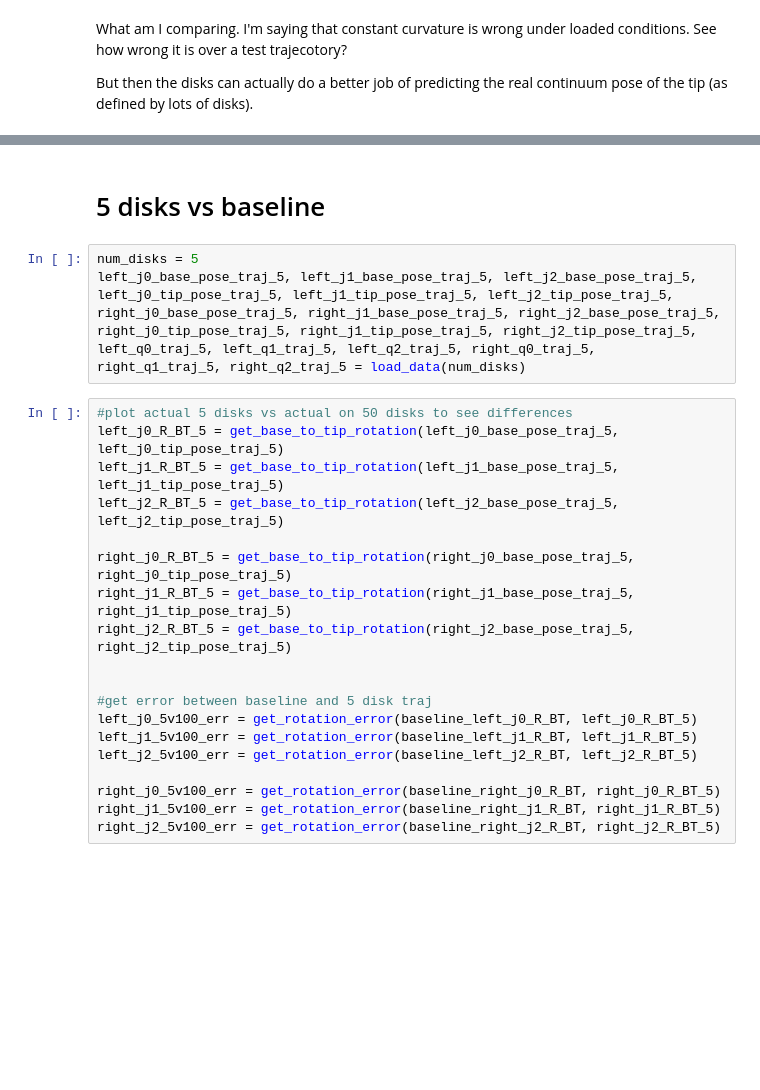
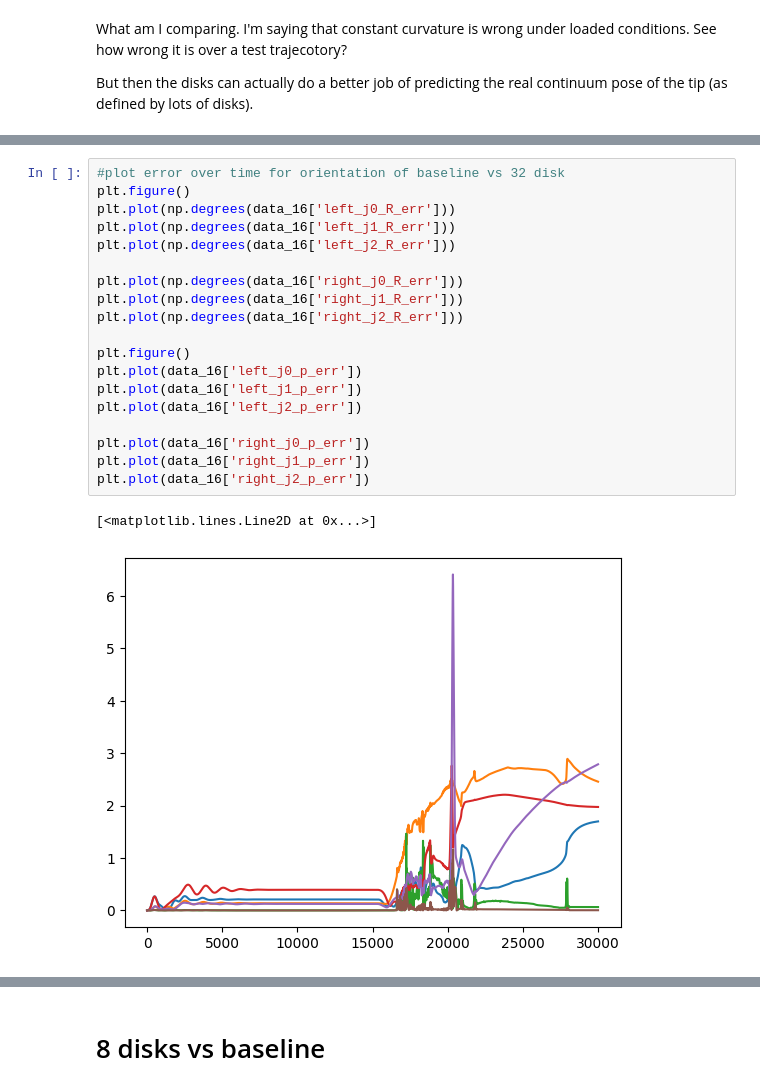
Before and after one commit to byu-rad-lab/baloo-gym, a Jupyter notebook: paper_stuff/constant_curvature_experiment/kinematics_experiment.ipynb, the cells around one changed output, grey strips where cells are left out. Drawn from its saved outputs; the diff is of its cells as text; blank space fills up the shorter version.

```diff
--- a/paper_stuff/constant_curvature_experiment/kinematics_experiment.ipynb
+++ b/paper_stuff/constant_curvature_experiment/kinematics_experiment.ipynb
@@ -326,0 +353,22 @@ plt.show()
+# %%
+#plot error over time for orientation of baseline vs 32 disk
+plt.figure()
+plt.plot(np.degrees(data_16['left_j0_R_err']))
+plt.plot(np.degrees(data_16['left_j1_R_err']))
+plt.plot(np.degrees(data_16['left_j2_R_err']))
+
+plt.plot(np.degrees(data_16['right_j0_R_err']))
+plt.plot(np.degrees(data_16['right_j1_R_err']))
+plt.plot(np.degrees(data_16['right_j2_R_err']))
+
+plt.figure()
+plt.plot(data_16['left_j0_p_err'])
+plt.plot(data_16['left_j1_p_err'])
+plt.plot(data_16['left_j2_p_err'])
+
+plt.plot(data_16['right_j0_p_err'])
+plt.plot(data_16['right_j1_p_err'])
+plt.plot(data_16['right_j2_p_err'])
+# %% [output]
+[<matplotlib.lines.Line2D at 0x...>]
+[figure, added]
@@ -327,24 +376,2 @@ plt.show()
 # %% [markdown]
-# 5 disks vs baseline
+# 8 disks vs baseline
-# %%
-num_disks = 5
-left_j0_base_pose_traj_5, left_j1_base_pose_traj_5, left_j2_base_pose_traj_5, left_j0_tip_pose_traj_5, left_j1_tip_pose_traj_5, left_j2_tip_pose_traj_5, right_j0_base_pose_traj_5, right_j1_base_pose_traj_5, right_j2_base_pose_traj_5, right_j0_tip_pose_traj_5, right_j1_tip_pose_traj_5, right_j2_tip_pose_traj_5, left_q0_traj_5, left_q1_traj_5, left_q2_traj_5, right_q0_traj_5, right_q1_traj_5, right_q2_traj_5 = load_data(num_disks)
-# %%
-#plot actual 5 disks vs actual on 50 disks to see differences
-left_j0_R_BT_5 = get_base_to_tip_rotation(left_j0_base_pose_traj_5, left_j0_tip_pose_traj_5)
-left_j1_R_BT_5 = get_base_to_tip_rotation(left_j1_base_pose_traj_5, left_j1_tip_pose_traj_5)
-left_j2_R_BT_5 = get_base_to_tip_rotation(left_j2_base_pose_traj_5, left_j2_tip_pose_traj_5)
-
-right_j0_R_BT_5 = get_base_to_tip_rotation(right_j0_base_pose_traj_5, right_j0_tip_pose_traj_5)
-right_j1_R_BT_5 = get_base_to_tip_rotation(right_j1_base_pose_traj_5, right_j1_tip_pose_traj_5)
-right_j2_R_BT_5 = get_base_to_tip_rotation(right_j2_base_pose_traj_5, right_j2_tip_pose_traj_5)
-
-
-#get error between baseline and 5 disk traj
-left_j0_5v100_err = get_rotation_error(baseline_left_j0_R_BT, left_j0_R_BT_5)
-left_j1_5v100_err = get_rotation_error(baseline_left_j1_R_BT, left_j1_R_BT_5)
-left_j2_5v100_err = get_rotation_error(baseline_left_j2_R_BT, left_j2_R_BT_5)
-
-right_j0_5v100_err = get_rotation_error(baseline_right_j0_R_BT, right_j0_R_BT_5)
-right_j1_5v100_err = get_rotation_error(baseline_right_j1_R_BT, right_j1_R_BT_5)
-right_j2_5v100_err = get_rotation_error(baseline_right_j2_R_BT, right_j2_R_BT_5)
```
Also changed, not shown: parts of 39 cells of this notebook, 3 other files.
